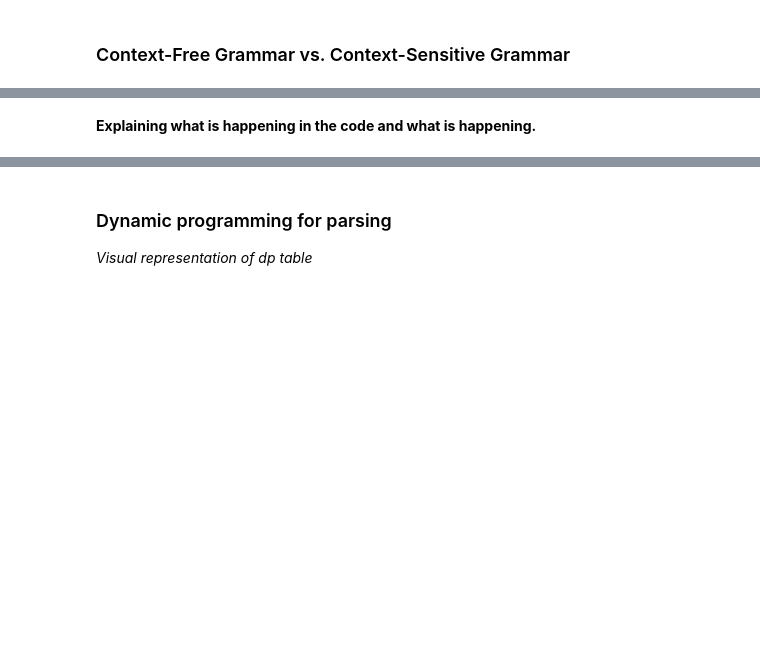
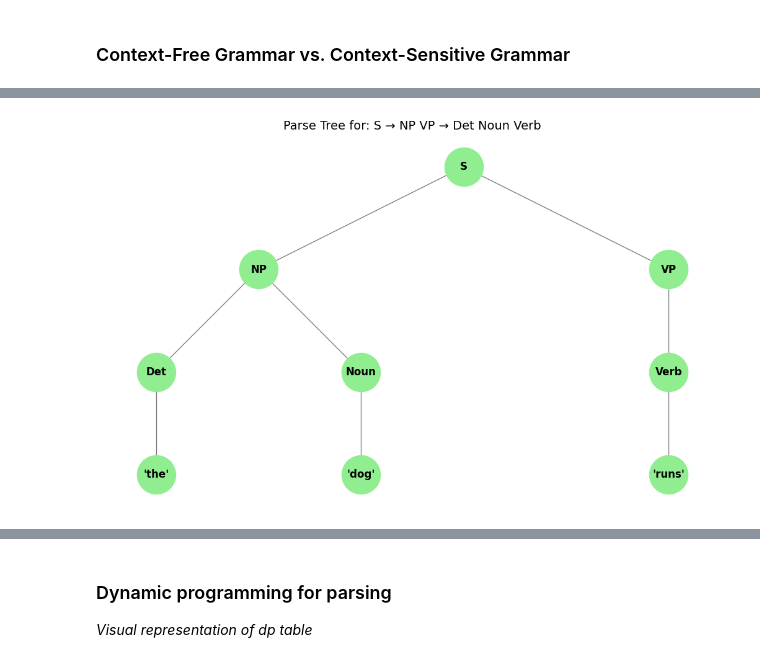
Before and after one commit to yooying/DSA, a Jupyter notebook: CYK-Finals-Draft.ipynb, the cells around one changed output, grey strips where cells are left out. Drawn from its saved outputs; the diff is of its cells as text; code cells hidden in the pictures; blank space fills up the shorter version.

```diff
--- a/CYK-Finals-Draft.ipynb
+++ b/CYK-Finals-Draft.ipynb
@@ -144,7 +171,31 @@ We use something called a syntax tree to represent the structure of a sentence.
 # %%
-## Make a parsing tree (MST)
+# Define CFG-based binary tree structure for: S → NP VP → Det Noun Verb
+edges = [
+    ("S", "NP"), ("S", "VP"),
+    ("NP", "Det"), ("NP", "Noun"),
+    ("VP", "Verb"),
+    ("Det", "'the'"), ("Noun", "'dog'"), ("Verb", "'runs'")
+]
+
+G = nx.DiGraph()
+G.add_edges_from(edges)
+
+pos = {
+    "S": (0, 4),
+    "NP": (-2, 3), "VP": (2, 3),
+    "Det": (-3, 2), "Noun": (-1, 2), "Verb": (2, 2),
+    "'the'": (-3, 1), "'dog'": (-1, 1), "'runs'": (2, 1)
+}
+
+plt.figure(figsize=(10, 6))
+nx.draw(G, pos, with_labels=True, arrows=False,
+        node_color='lightgreen', node_size=2000,
+        font_size=12, font_weight='bold', edge_color='gray')
+plt.title("Parse Tree for: S → NP VP → Det Noun Verb", fontsize=14)
+plt.axis('off')
+plt.show()
+# %% [output]
+[figure, added]
-# %% [markdown]
-**Explaining what is happening in the code and what is happening.**
 # %% [markdown]
 ### Chomsky's Normal Form
 
```
Also changed, not shown: parts of 4 cells of this notebook.
